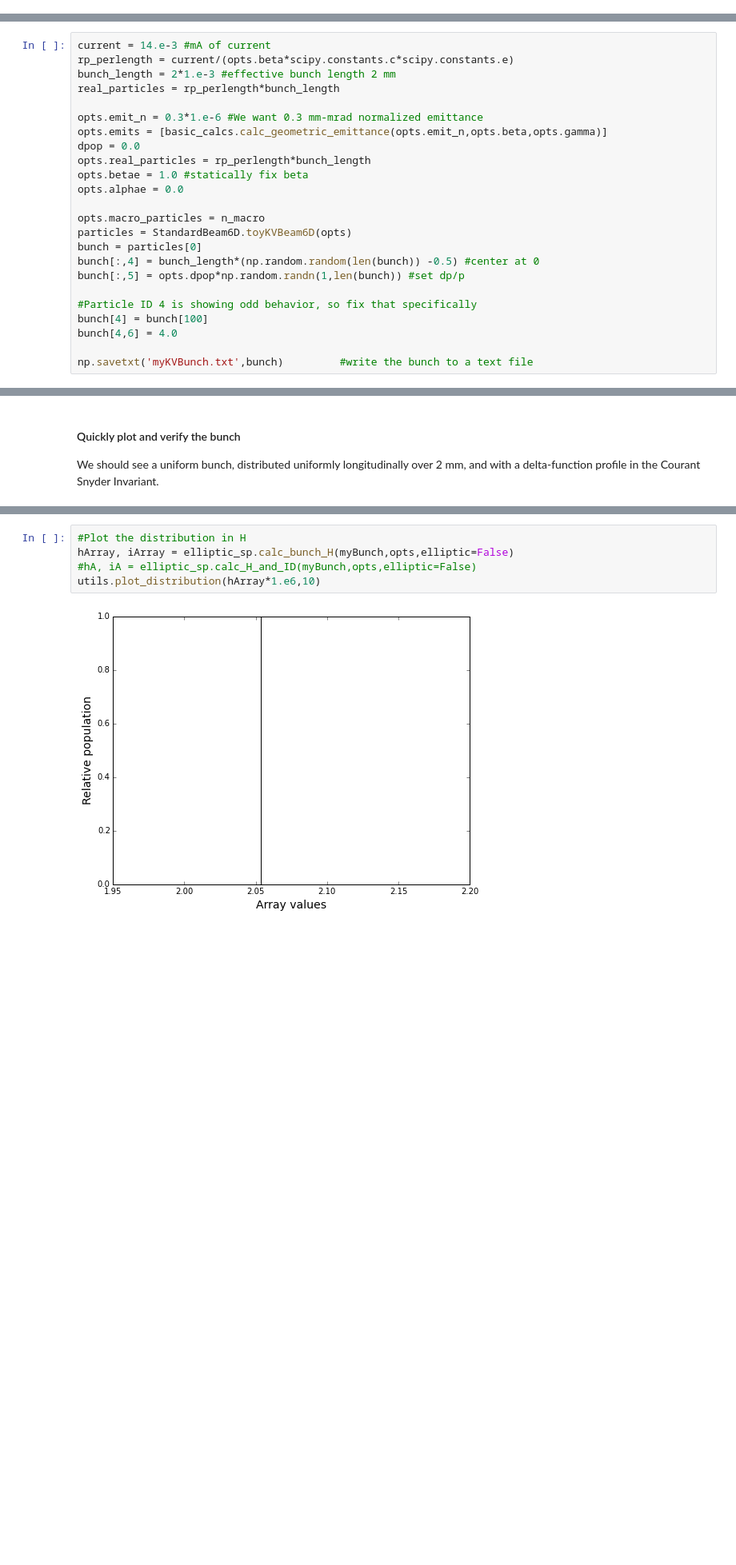
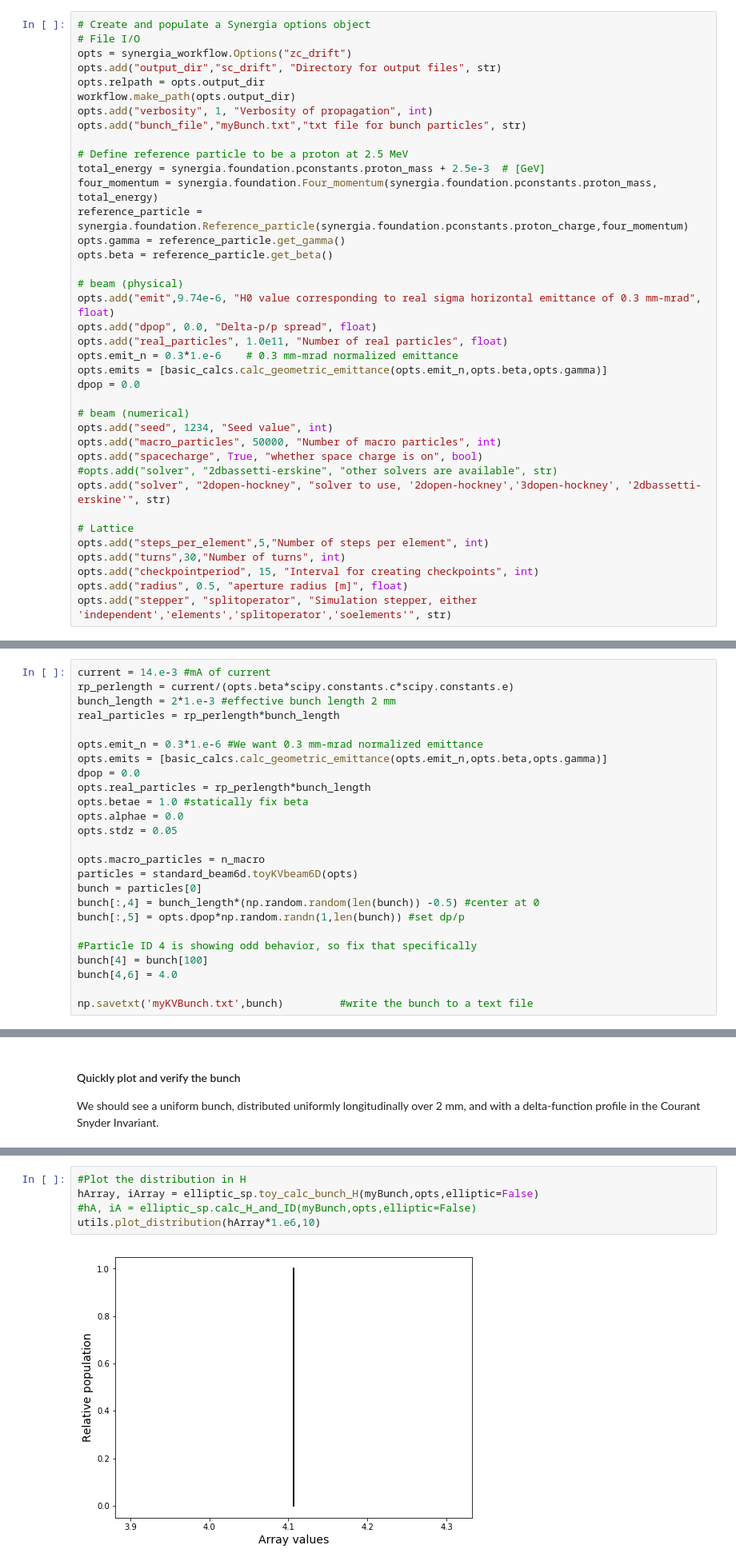
Before and after one commit to radiasoft/rsrespic, a Jupyter notebook: development/expansion_benchmarks/SC_drift_expansion.ipynb, the cells around one changed output, grey strips where cells are left out. Shown: that part at 80% size. Drawn from its saved outputs; the diff is of its cells as text; blank space fills up the shorter version.

```diff
--- a/development/expansion_benchmarks/SC_drift_expansion.ipynb
+++ b/development/expansion_benchmarks/SC_drift_expansion.ipynb
@@ -83 +76,39 @@ verbose = opts.verbosity>0
+# %%
+# Create and populate a Synergia options object
+# File I/O
+opts = synergia_workflow.Options("zc_drift")
+opts.add("output_dir","sc_drift", "Directory for output files", str)
+opts.relpath = opts.output_dir
+workflow.make_path(opts.output_dir)
+opts.add("verbosity", 1, "Verbosity of propagation", int)
+opts.add("bunch_file","myBunch.txt","txt file for bunch particles", str)
+
+# Define reference particle to be a proton at 2.5 MeV
+total_energy = synergia.foundation.pconstants.proton_mass + 2.5e-3  # [GeV]
+four_momentum = synergia.foundation.Four_momentum(synergia.foundation.pconstants.proton_mass, total_energy)
+reference_particle = synergia.foundation.Reference_particle(synergia.foundation.pconstants.proton_charge,four_momentum)
+opts.gamma = reference_particle.get_gamma()
+opts.beta = reference_particle.get_beta()
+
+# beam (physical)
+opts.add("emit",9.74e-6, "H0 value corresponding to real sigma horizontal emittance of 0.3 mm-mrad", float)
+opts.add("dpop", 0.0, "Delta-p/p spread", float)
+opts.add("real_particles", 1.0e11, "Number of real particles", float)
+opts.emit_n = 0.3*1.e-6    # 0.3 mm-mrad normalized emittance
+opts.emits = [basic_calcs.calc_geometric_emittance(opts.emit_n,opts.beta,opts.gamma)]
+dpop = 0.0
+
+# beam (numerical)
+opts.add("seed", 1234, "Seed value", int)
+opts.add("macro_particles", 50000, "Number of macro particles", int)
+opts.add("spacecharge", True, "whether space charge is on", bool)
+#opts.add("solver", "2dbassetti-erskine", "other solvers are available", str)
+opts.add("solver", "2dopen-hockney", "solver to use, '2dopen-hockney','3dopen-hockney', '2dbassetti-erskine'", str)
+
+# Lattice
+opts.add("steps_per_element",5,"Number of steps per element", int)
+opts.add("turns",30,"Number of turns", int)
+opts.add("checkpointperiod", 15, "Interval for creating checkpoints", int)
+opts.add("radius", 0.5, "aperture radius [m]", float)
+opts.add("stepper", "splitoperator", "Simulation stepper, either 'independent','elements','splitoperator','soelements'", str)
 # %%
@@ -170,9 +206,10 @@ dpop = 0.0
 opts.real_particles = rp_perlength*bunch_length
 opts.betae = 1.0 #statically fix beta
 opts.alphae = 0.0
+opts.stdz = 0.05
 
 opts.macro_particles = n_macro
-particles = StandardBeam6D.toyKVBeam6D(opts)
+particles = standard_beam6d.toyKVbeam6D(opts)
 bunch = particles[0]
 bunch[:,4] = bunch_length*(np.random.random(len(bunch)) -0.5) #center at 0
 bunch[:,5] = opts.dpop*np.random.randn(1,len(bunch)) #set dp/p
@@ -220,10 +264,10 @@ utils.plot_distribution(zvals, 100)
 # %%
 #Plot the distribution in H
-hArray, iArray = elliptic_sp.calc_bunch_H(myBunch,opts,elliptic=False)
+hArray, iArray = elliptic_sp.toy_calc_bunch_H(myBunch,opts,elliptic=False)
 #hA, iA = elliptic_sp.calc_H_and_ID(myBunch,opts,elliptic=False)
 utils.plot_distribution(hArray*1.e6,10)
 # %% [output]
-[figure, old version]
+[figure, new version]
 # %%
 #print out some bunch properties
 basic_calcs.calc_properties(myBunch,reference_particle)
```
Also changed, not shown: parts of 27 cells of this notebook.
